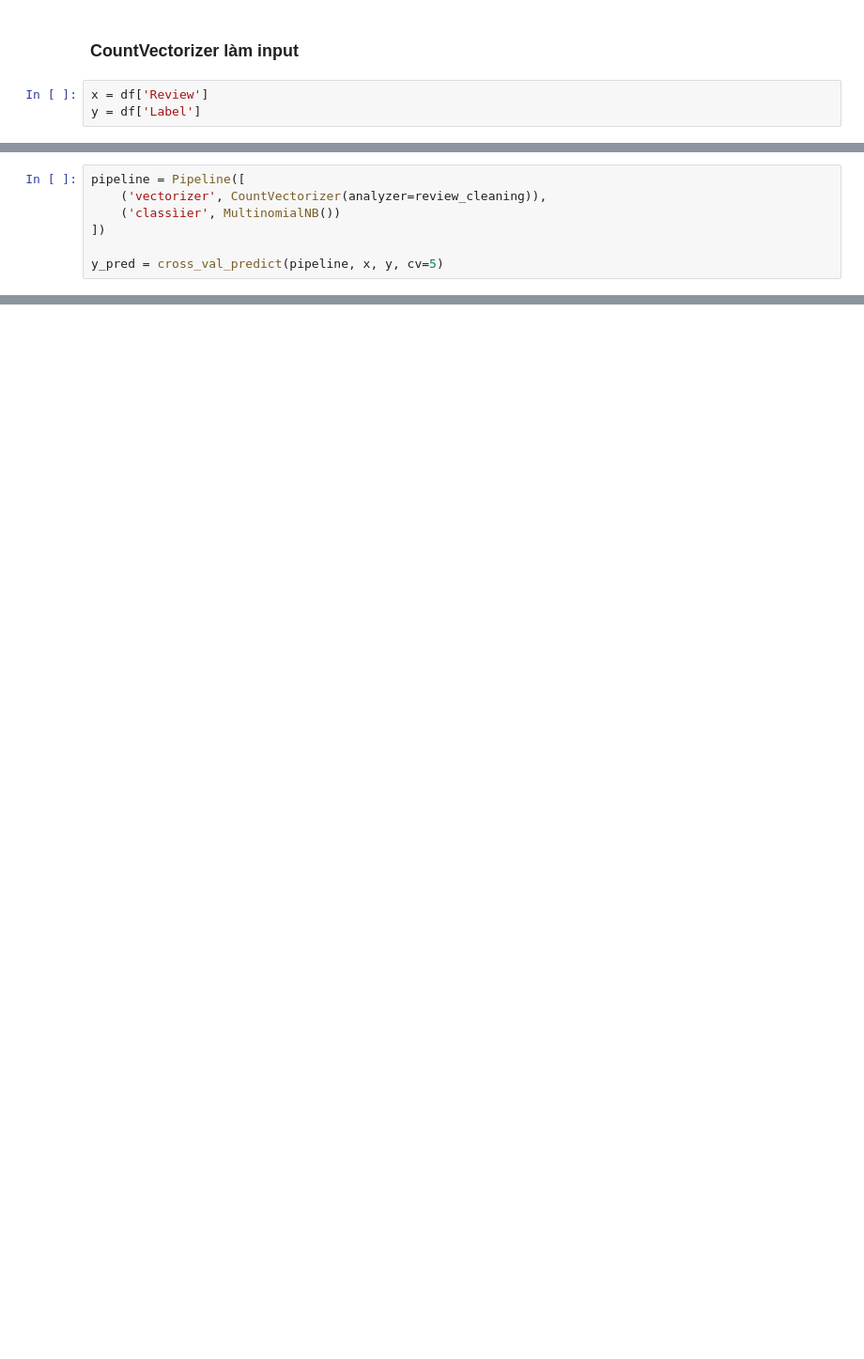
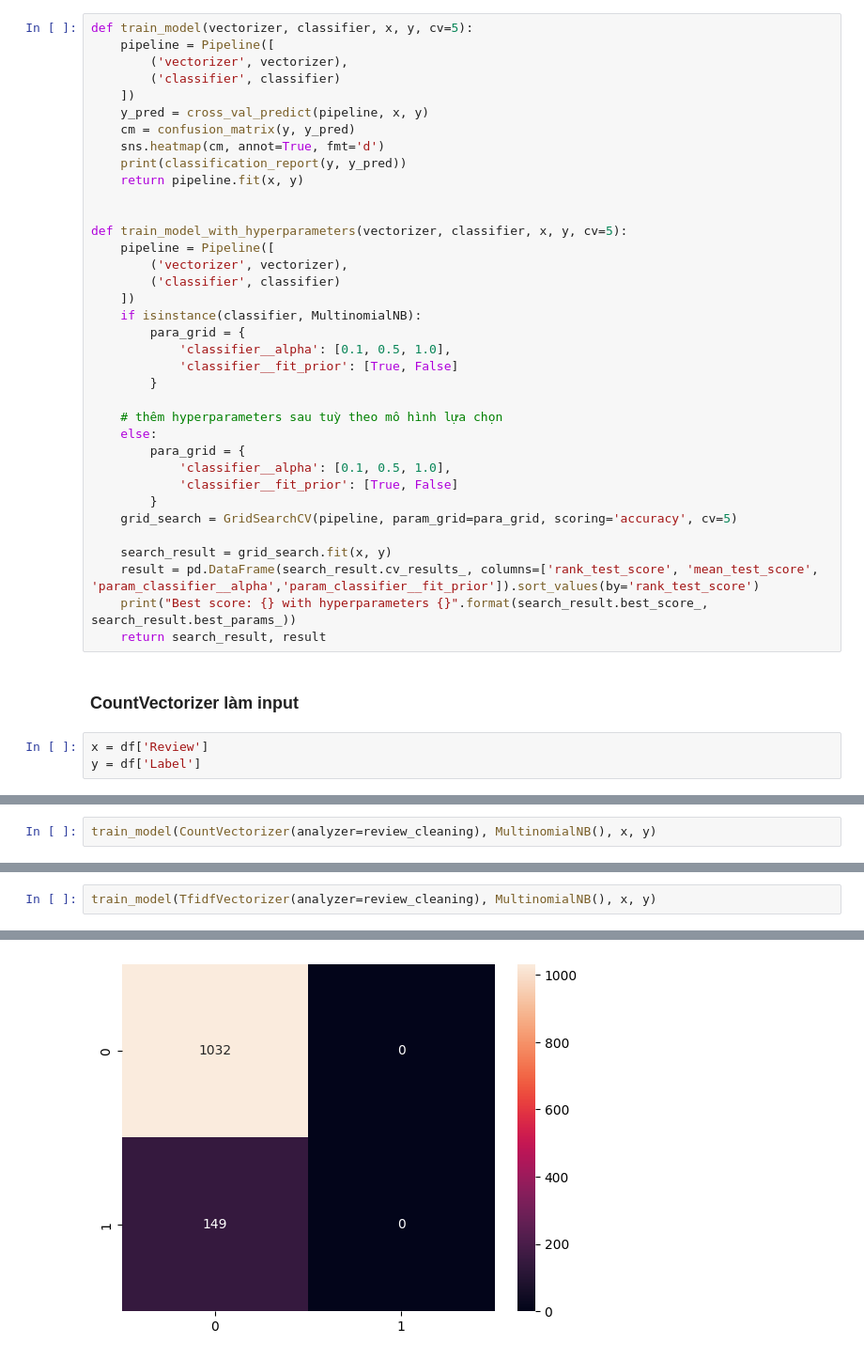
Before and after one commit to Haix1xx/Foody_Sentiment_Analysis, a Jupyter notebook: NLP.ipynb, the cells around one changed output, grey strips where cells are left out. Shown at 94% size. Drawn from its saved outputs; the diff is of its cells as text; blank space fills up the shorter version.

Commit message:
create function for training model

```diff
--- a/NLP.ipynb
+++ b/NLP.ipynb
@@ -182,3 +182,39 @@ plot_wordcloud(clean_positive_sentences)
+# %%
+def train_model(vectorizer, classifier, x, y, cv=5):
+    pipeline = Pipeline([
+        ('vectorizer', vectorizer),
+        ('classifier', classifier)
+    ])
+    y_pred = cross_val_predict(pipeline, x, y)
+    cm = confusion_matrix(y, y_pred)
+    sns.heatmap(cm, annot=True, fmt='d')
+    print(classification_report(y, y_pred))
+    return pipeline.fit(x, y)
+
+
+def train_model_with_hyperparameters(vectorizer, classifier, x, y, cv=5):
+    pipeline = Pipeline([
+        ('vectorizer', vectorizer),
+        ('classifier', classifier)
+    ])
+    if isinstance(classifier, MultinomialNB):
+        para_grid = {
+            'classifier__alpha': [0.1, 0.5, 1.0],
+            'classifier__fit_prior': [True, False]
+        }
+
+    # thêm hyperparameters sau tuỳ theo mô hình lựa chọn
+    else:
+        para_grid = {
+            'classifier__alpha': [0.1, 0.5, 1.0],
+            'classifier__fit_prior': [True, False]
+        }
+    grid_search = GridSearchCV(pipeline, param_grid=para_grid, scoring='accuracy', cv=5)
+
+    search_result = grid_search.fit(x, y)
+    result = pd.DataFrame(search_result.cv_results_, columns=['rank_test_score', 'mean_test_score', 'param_classifier__alpha','param_classifier__fit_prior']).sort_values(by='rank_test_score')
+    print("Best score: {} with hyperparameters {}".format(search_result.best_score_, search_result.best_params_))
+    return search_result, result
 # %% [markdown]
 ### CountVectorizer làm input
 # %%
@@ -187,7 +225,2 @@ y = df['Label']
 # %%
-pipeline = Pipeline([
-    ('vectorizer', CountVectorizer(analyzer=review_cleaning)),
-    ('classìier', MultinomialNB())
-])
-
-y_pred = cross_val_predict(pipeline, x, y, cv=5)
+train_model(CountVectorizer(analyzer=review_cleaning), MultinomialNB(), x, y)
@@ -210,0 +263,3 @@ weighted avg       0.90      0.91      0.90      1181
+# %%
+train_model(TfidfVectorizer(analyzer=review_cleaning), MultinomialNB(), x, y)
+# %% [output]
@@ -210,0 +277 @@ weighted avg       0.90      0.91      0.90      1181
+[figure, added]
```
Also changed, not shown: parts of 14 cells of this notebook.
